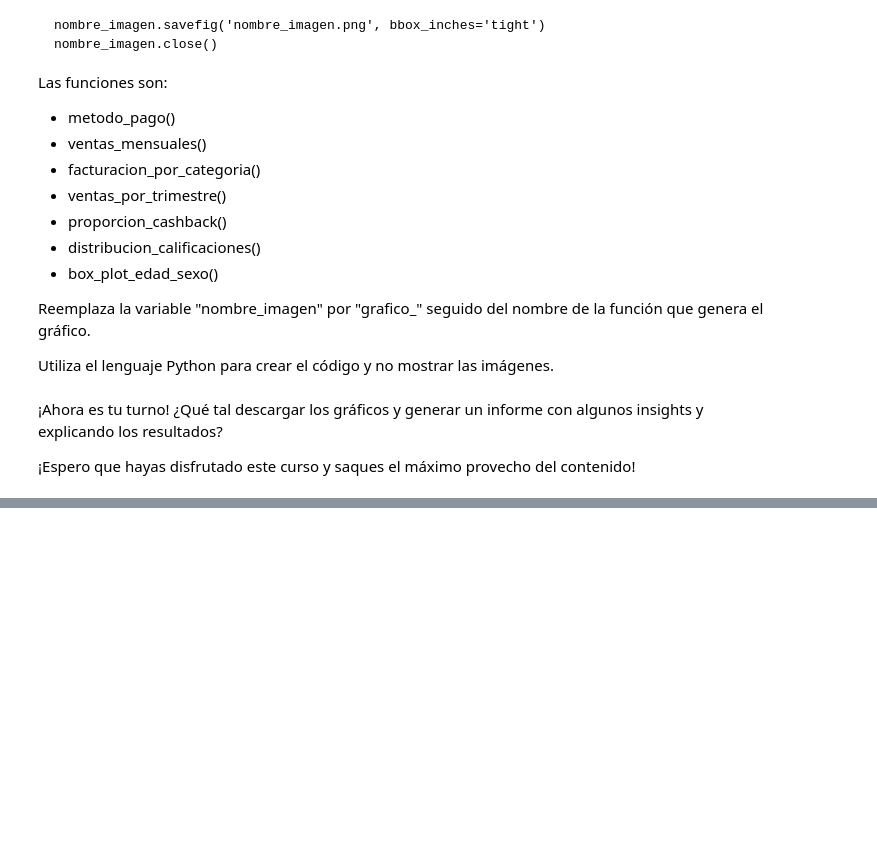
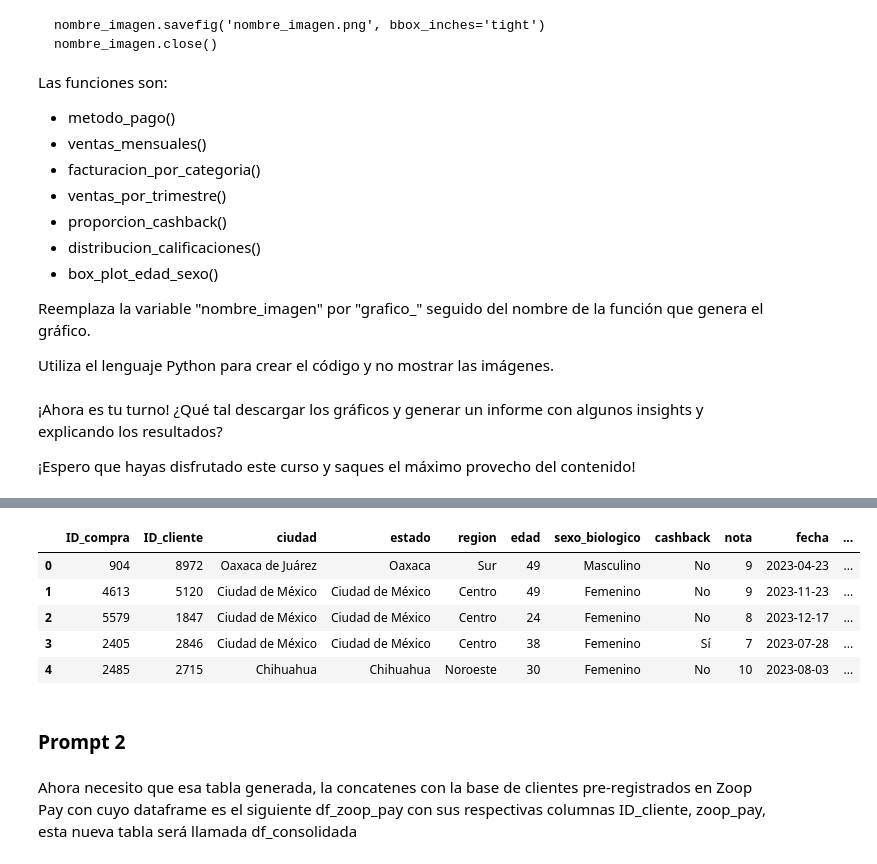
Before and after one commit to DanielRaiicHu/IA_aplicada_a_ciencia_de_datos, a Jupyter notebook: IA_aplicada_a_ciencia_de_datos.ipynb, the cells around one changed output, grey strips where cells are left out. Cells and saved outputs as stored; diff of their text form; code cells hidden in the pictures; blank space fills up the shorter version.

```diff
--- a/IA_aplicada_a_ciencia_de_datos.ipynb
+++ b/IA_aplicada_a_ciencia_de_datos.ipynb
@@ -1329,0 +1512,10 @@ Utiliza el lenguaje Python para crear el código y no mostrar las imágenes.
+# %%
+url_clientes = "https://gist.githubusercontent.com/ahcamachod/d08898e1cc84c7271856e78d9558ca3d/raw/2f7e1fa53711efe6433a5c5ec79948f600591cb9/clientes_zoop.csv"
+
+url_ventas = "https://gist.githubusercontent.com/ahcamachod/966d7162a3c3a2769b8770b35abf1bcc/raw/d79941b3fa46a450f3611589abd8663399c1277b/ventas_zoop.csv"
+
+url_zoop_pay = "https://gist.githubusercontent.com/ahcamachod/ce728231a836a973c0df94a9f03ed871/raw/8db6da43d7cd94fcab937208067d0fceb521b78c/zoop_pay.csv"
+# %%
+df_clientes = pd.read_csv(url_clientes)
+df_ventas = pd.read_csv(url_ventas)
+df_zoop_pay = pd.read_csv(url_zoop_pay)
@@ -1329,0 +1610,19 @@ Utiliza el lenguaje Python para crear el código y no mostrar las imágenes.
+# %%
+# Aseguramos que las fechas estén en formato datetime (por si no lo están)
+df_ventas['fecha'] = pd.to_datetime(df_ventas['fecha'], format='%Y-%m-%d')
+# %%
+# Unimos los DataFrames usando la columna en común "ID_compra"
+df_unida = pd.merge(df_clientes, df_ventas, on='ID_compra', how='inner')
+# %%
+df_unida.head()
+# %% [output]
+|  | ID_compra | ID_cliente | ciudad | estado | region | edad | sexo_biologico | cashback | nota | fecha | ... |
+| 0 | 904 | 8972 | Oaxaca de Juárez | Oaxaca | Sur | 49 | Masculino | No | 9 | 2023-04-23 | ... |
+| 1 | 4613 | 5120 | Ciudad de México | Ciudad de México | Centro | 49 | Femenino | No | 9 | 2023-11-23 | ... |
+| 2 | 5579 | 1847 | Ciudad de México | Ciudad de México | Centro | 24 | Femenino | No | 8 | 2023-12-17 | ... |
+| 3 | 2405 | 2846 | Ciudad de México | Ciudad de México | Centro | 38 | Femenino | Sí | 7 | 2023-07-28 | ... |
+| 4 | 2485 | 2715 | Chihuahua | Chihuahua | Noroeste | 30 | Femenino | No | 10 | 2023-08-03 | ... |
+# %% [markdown]
+### **Prompt 2**
+# %% [markdown]
+Ahora necesito que esa tabla generada, la concatenes con la base de clientes pre-registrados en Zoop Pay con cuyo dataframe es el siguiente df_zoop_pay con sus respectivas columnas ID_cliente, zoop_pay, esta nueva tabla será llamada df_consolidada
```
Also changed, not shown: parts of 16 cells of this notebook.
